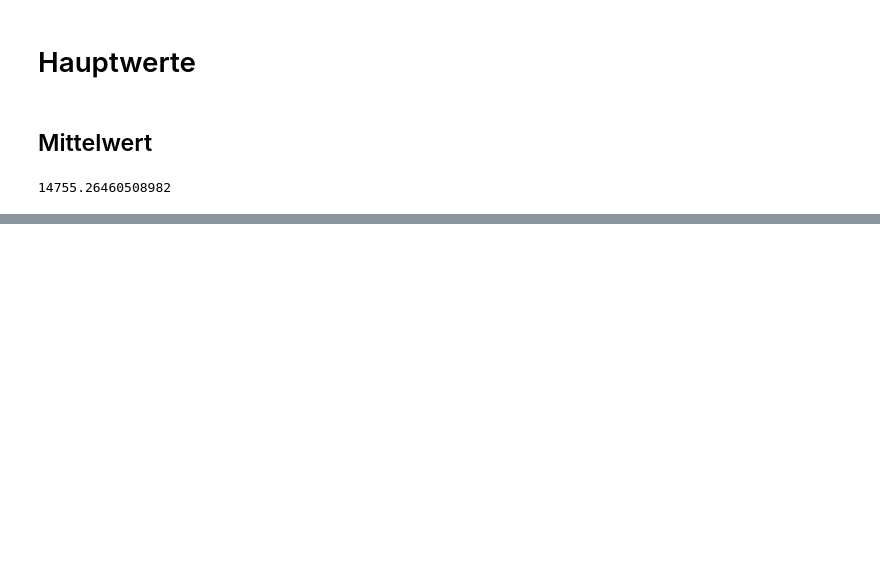
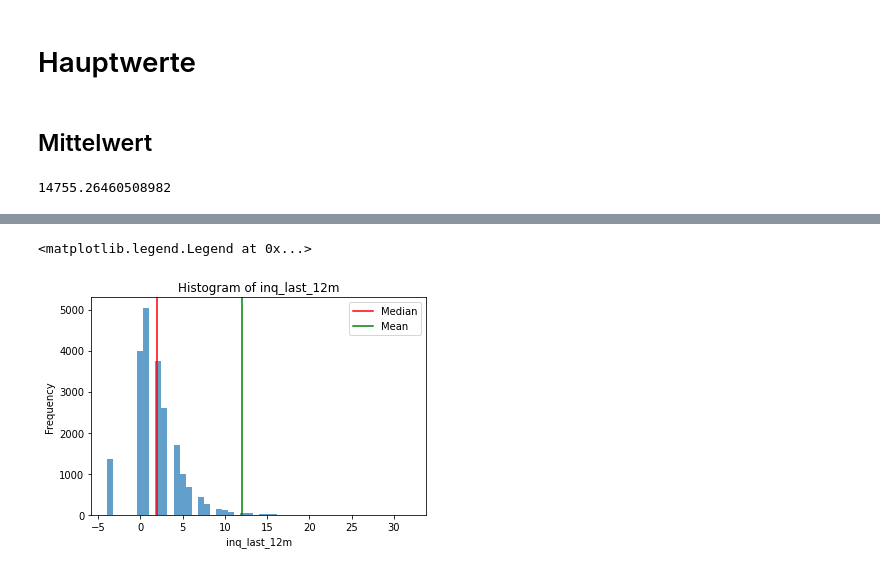
Before and after one commit to fburnelli/cas-de-stat-vis, a Jupyter notebook: statistic.ipynb, the cells around one changed output, grey strips where cells are left out. Drawn from its saved outputs; the diff is of its cells as text; code cells hidden in the pictures; blank space fills up the shorter version.

```diff
--- a/statistic.ipynb
+++ b/statistic.ipynb
@@ -84,0 +118,18 @@ put text mean
+# %%
+c='inq_last_12m'
+b = 50
+median = df[c].median()
+mean  = df[c].mean()
+
+df[c].hist(bins=b,grid = False,alpha= 0.7)
+plt.title("Histogram of "+c)
+plt.xlabel(c)
+plt.ylabel("Frequency")
+plt.axvline(mean, color="red", label = 'Median')
+plt.axvline(median+10, color="green", label = 'Mean')
+
+plt.legend()
+#df[c].describe()
+# %% [output]
+<matplotlib.legend.Legend at 0x...>
+[figure, added]
```
Also changed, not shown: parts of 9 cells of this notebook, 1 other file.
